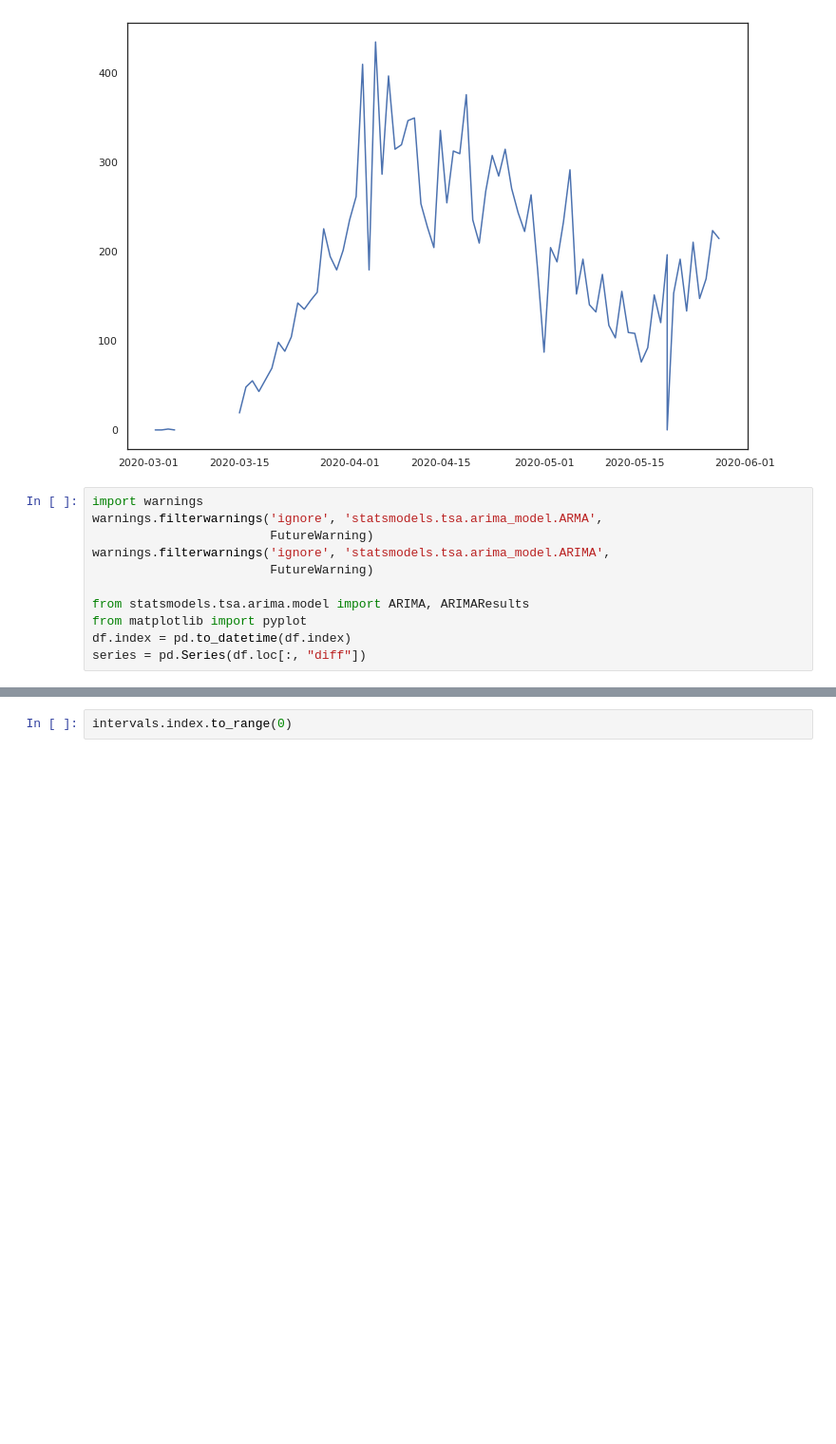
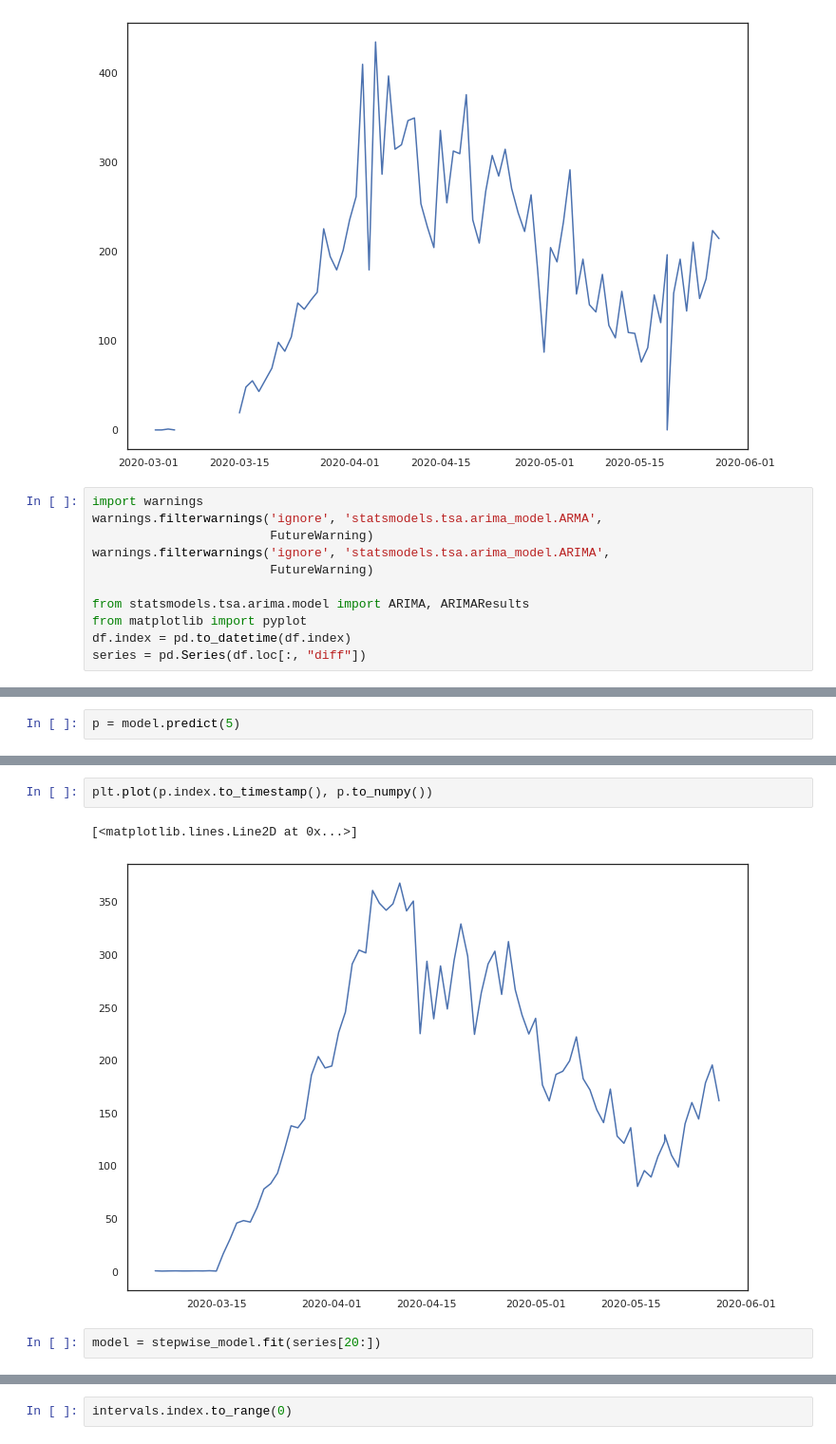
Before and after one commit to knmlprz/corona-analysis-1, a Jupyter notebook: notebooks/Analiza.ipynb, the cells around one changed output, grey strips where cells are left out. Shown at 95% size. Saved outputs shown, nothing was run; the diff lists cells and outputs as text; blank space fills up the shorter version.

```diff
--- a/notebooks/Analiza.ipynb
+++ b/notebooks/Analiza.ipynb
@@ -491,0 +510,2 @@ Freq: D, Name: predicted_mean, Length: 100, dtype: float64
+# %%
+p = model.predict(5)
@@ -491,0 +527,7 @@ Freq: D, Name: predicted_mean, Length: 100, dtype: float64
+# %%
+plt.plot(p.index.to_timestamp(), p.to_numpy())
+# %% [output]
+[<matplotlib.lines.Line2D at 0x...>]
+[figure, added]
+# %%
+model = stepwise_model.fit(series[20:])
```
Also changed, not shown: parts of 12 cells of this notebook, 2 other files.
